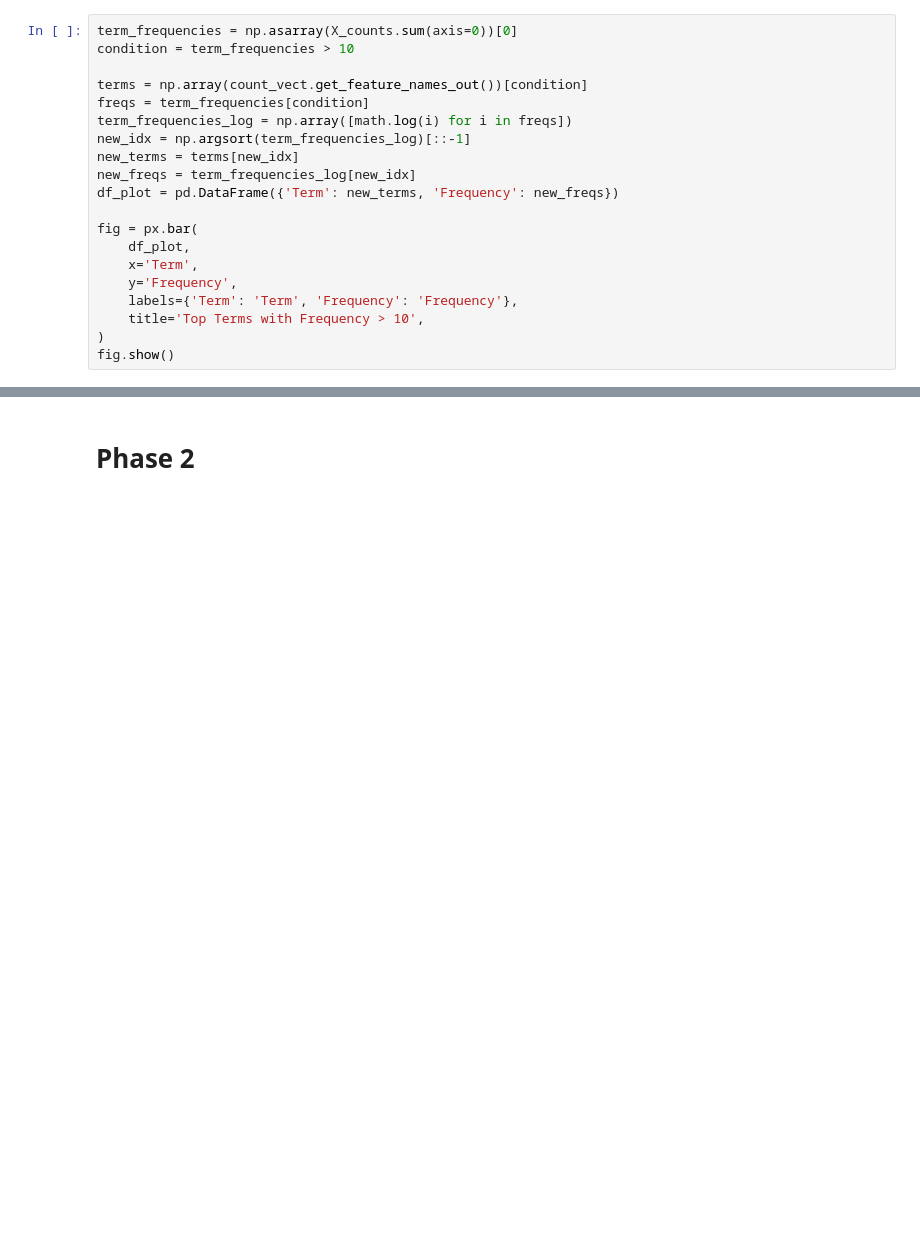
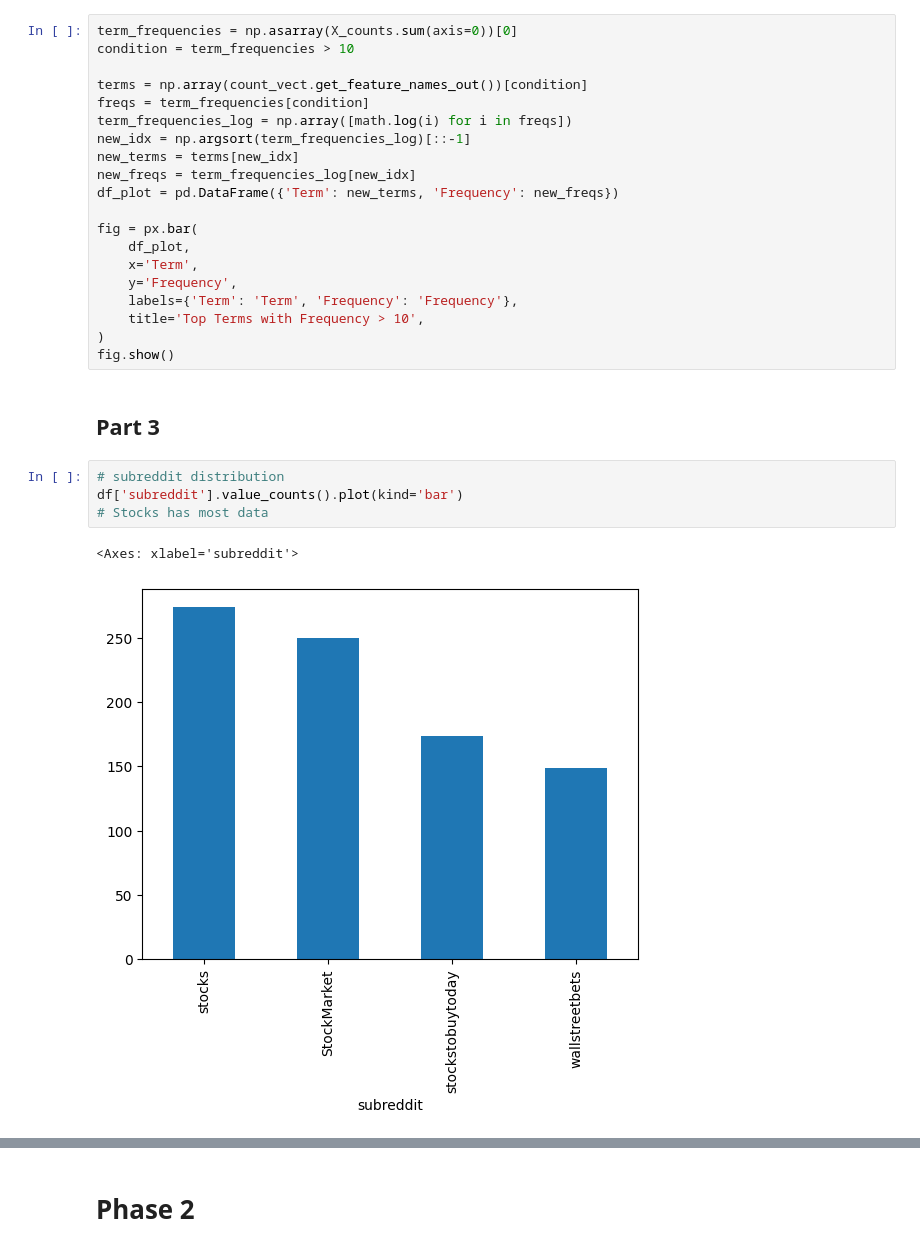
Before and after one commit to Newpage927/DM2025-Lab1-Exercise, a Jupyter notebook: DM2025-Lab1-Homework.ipynb, the cells around one changed output, grey strips where cells are left out. Drawn from its saved outputs; the diff is of its cells as text; blank space fills up the shorter version.

```diff
--- a/DM2025-Lab1-Homework.ipynb
+++ b/DM2025-Lab1-Homework.ipynb
@@ -266,3 +257,12 @@ fig = px.bar(
     title='Top Terms with Frequency > 10',
 )
 fig.show()
+# %% [markdown]
+## Part 3
+# %%
+# subreddit distribution
+df['subreddit'].value_counts().plot(kind='bar')
+# Stocks has most data
+# %% [output]
+<Axes: xlabel='subreddit'>
+[figure, added]
```
Also changed, not shown: parts of 3 cells of this notebook, 1 other file.
